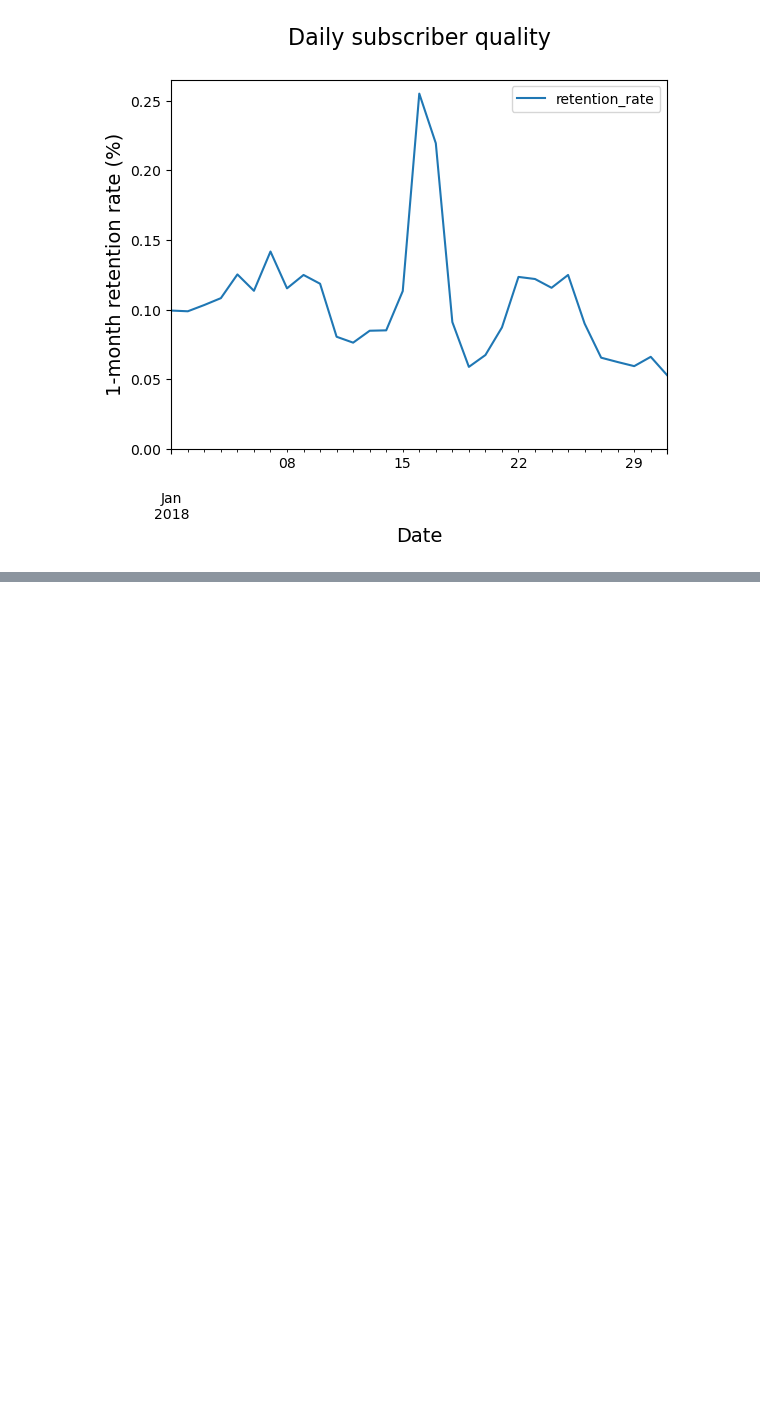
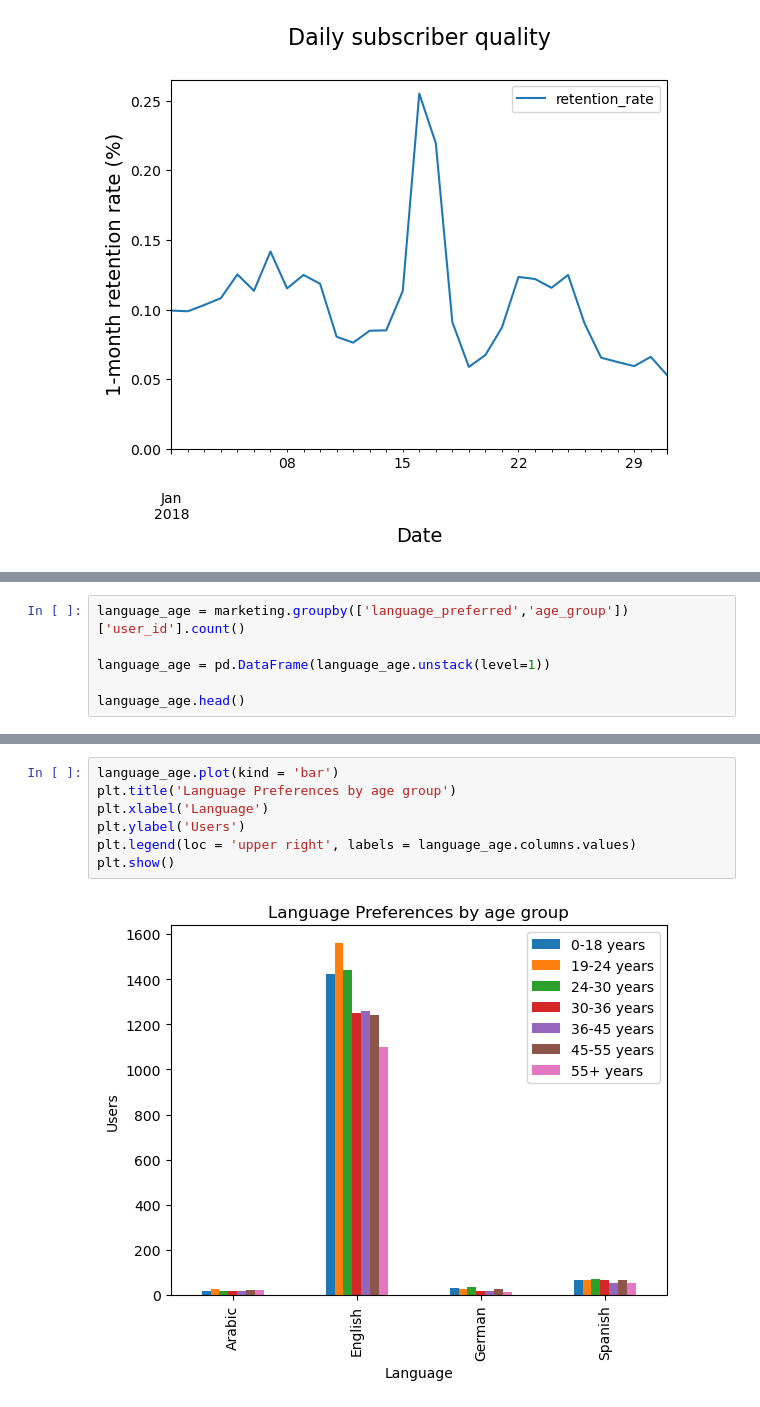
Before and after one commit to Naftal-Rainer/Marketing-Campaigns-Analysis, a Jupyter notebook: marketing_analysis.ipynb, the cells around one changed output, grey strips where cells are left out. Drawn from its saved outputs; the diff is of its cells as text; blank space fills up the shorter version.

```diff
--- a/marketing_analysis.ipynb
+++ b/marketing_analysis.ipynb
@@ -312,0 +386,6 @@ plt.show()
+# %%
+language_age = marketing.groupby(['language_preferred','age_group'])['user_id'].count()
+
+language_age = pd.DataFrame(language_age.unstack(level=1))
+
+language_age.head()
@@ -312,0 +399,9 @@ plt.show()
+# %%
+language_age.plot(kind = 'bar')
+plt.title('Language Preferences by age group')
+plt.xlabel('Language')
+plt.ylabel('Users')
+plt.legend(loc = 'upper right', labels = language_age.columns.values)
+plt.show()
+# %% [output]
+[figure, added]
```
Also changed, not shown: parts of 13 cells of this notebook.
